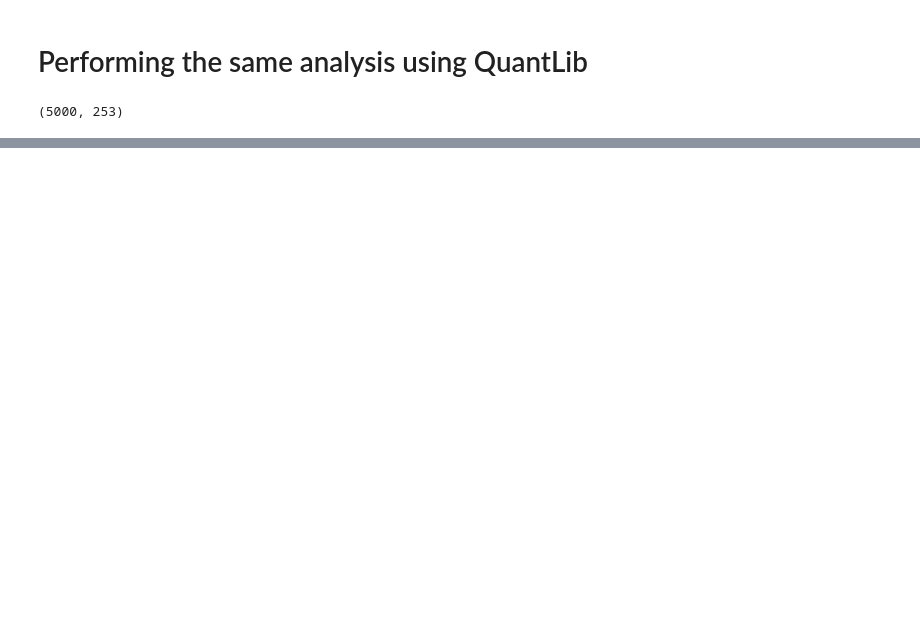
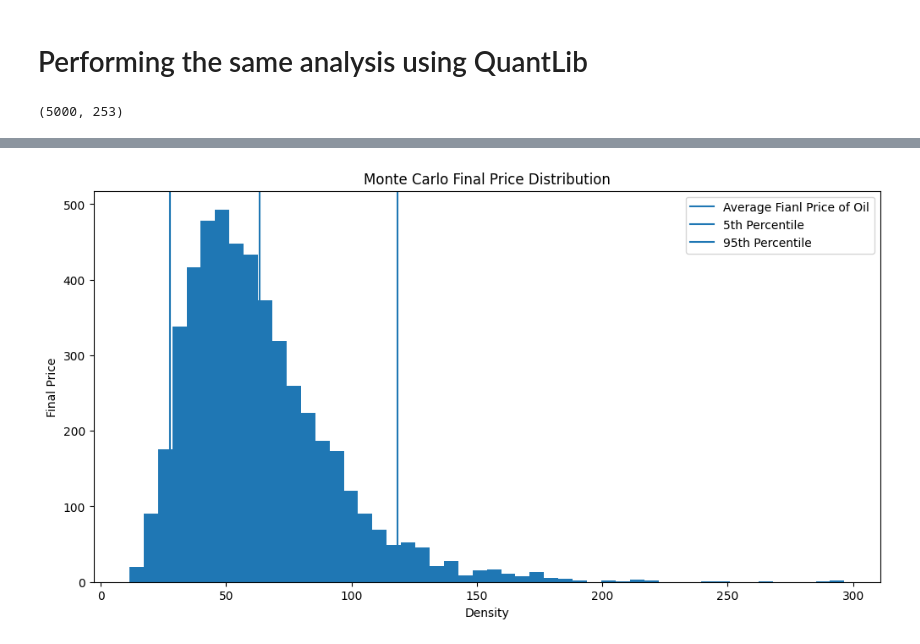
Before and after one commit to maxthebigcoda/Commodity-Modelling-Monte-Carlo-, a Jupyter notebook: Monte_Carlo.ipynb, the cells around one changed output, grey strips where cells are left out. Drawn from its saved outputs; the diff is of its cells as text; code cells hidden in the pictures; blank space fills up the shorter version.

```diff
--- a/Monte_Carlo.ipynb
+++ b/Monte_Carlo.ipynb
@@ -214,0 +242,13 @@ plt.show()
+# %%
+plt.figure(figsize = (12,6))
+plt.hist(final_prices,bins = 50)
+plt.axvline(avg_final_price , label = "Average Fianl Price of Oil")
+plt.axvline(lower_percentile, label = "5th Percentile")
+plt.axvline(upper_percentile, label = "95th Percentile")
+plt.title("Monte Carlo Final Price Distribution")
+plt.ylabel("Final Price")
+plt.xlabel("Density")
+plt.legend()
+plt.show()
+# %% [output]
+[figure, added]
```
Also changed, not shown: parts of 11 cells of this notebook.
